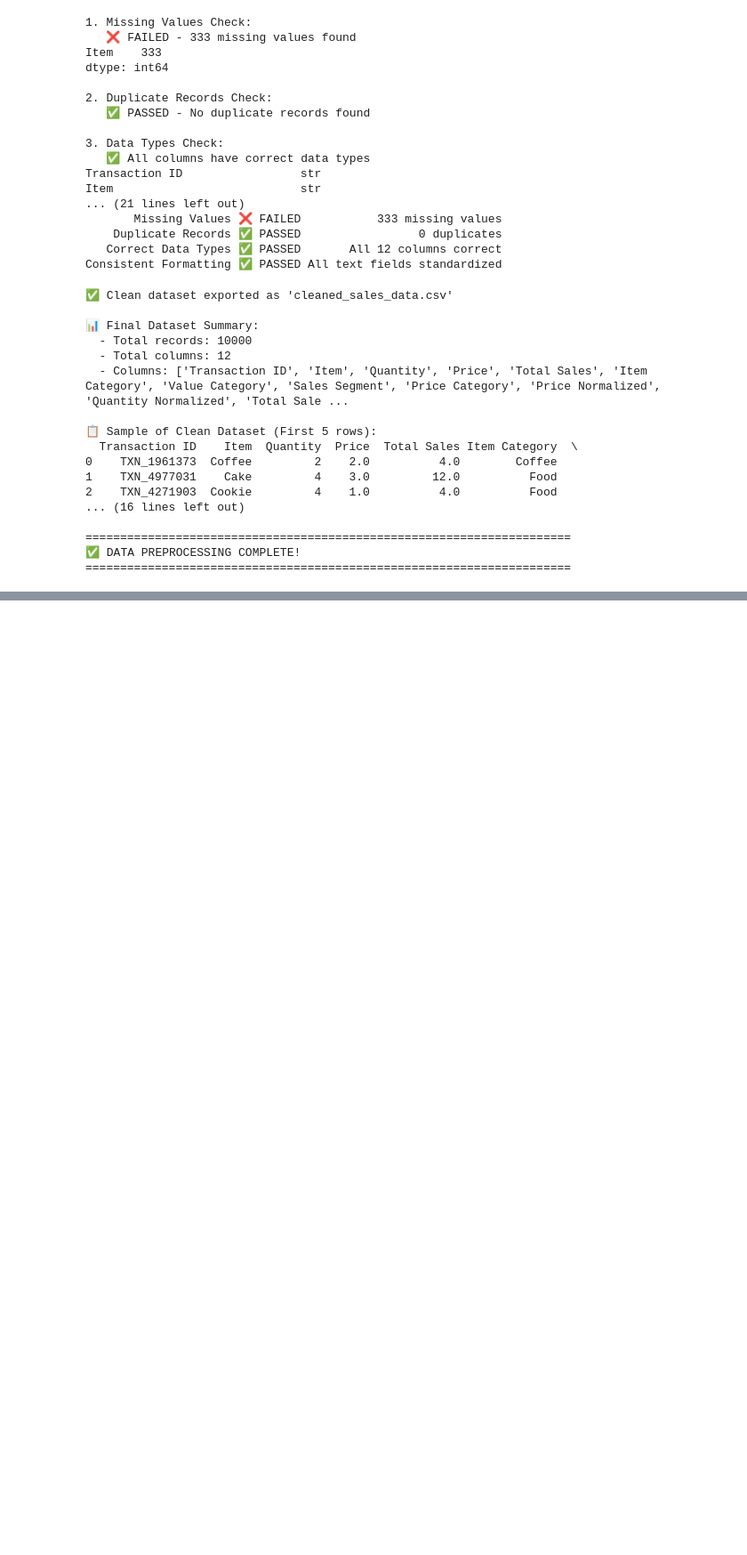
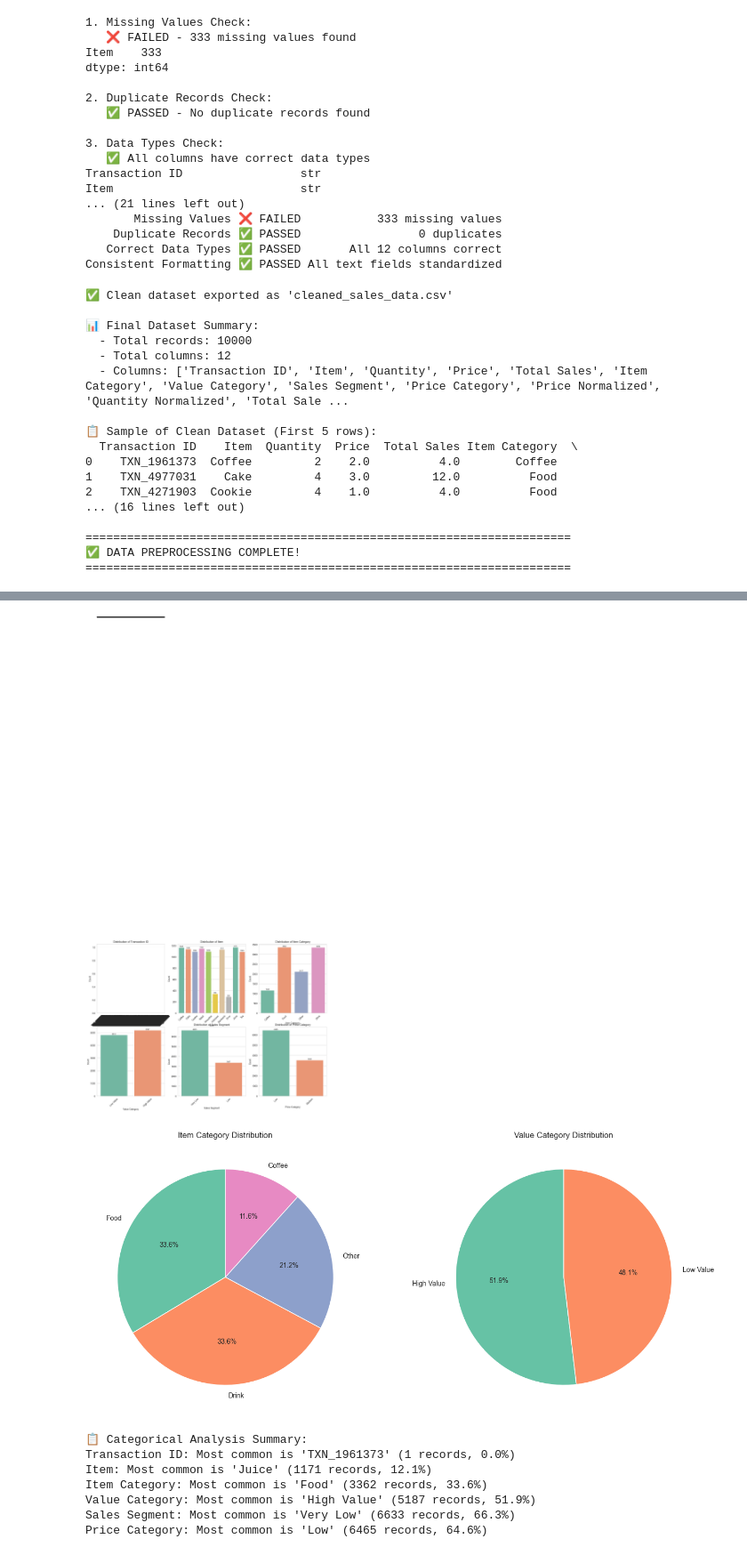
Before and after one commit to Ndanu-eng/cafe-sales-cleaning, a Jupyter notebook: Cafe_sales.ipynb, the cells around one changed output, grey strips where cells are left out. Shown at 89% size. Cells and saved outputs as stored; diff of their text form; code cells hidden in the pictures; blank space fills up the shorter version.

```diff
--- a/Cafe_sales.ipynb
+++ b/Cafe_sales.ipynb
@@ -761,0 +1069,67 @@ print("=" * 70)
+# %%
+# ============================================
+# TASK 5: CATEGORICAL DATA ANALYSIS
+
+# Identify categorical columns
+categorical_cols = df.select_dtypes(include=['object']).columns
+print(f"\n📋 Categorical Variables: {categorical_cols.tolist()}")
+
+# Create visualization grid
+fig, axes = plt.subplots(2, 3, figsize=(18, 12))
+axes = axes.flatten()
+
+for i, col in enumerate(categorical_cols):
+    if i >= len(axes):
+        break
+
+    # Frequency distribution
+    freq = df[col].value_counts()
+    percent = df[col].value_counts(normalize=True) * 100
+
+    # Bar chart with seaborn
+    sns.countplot(data=df, x=col, ax=axes[i], palette='Set2')
+    axes[i].set_title(f'Distribution of {col}')
+    axes[i].set_xlabel(col)
+    axes[i].set_ylabel('Count')
+    axes[i].tick_params(axis='x', rotation=45)
+
+    # Add value labels on bars
+    for bar in axes[i].patches:
+        axes[i].text(bar.get_x() + bar.get_width()/2, bar.get_height() + 5,
+                    f'{int(bar.get_height())}', ha='center', va='bottom', fontsize=8)
+
+    print(f"\n{col}:")
+    print(freq)
+    print(f"\nPercentages:")
+    print(percent.round(2))
+
+plt.tight_layout()
+plt.savefig('categorical_analysis.png', dpi=300)
+plt.show()
+
+# Pie charts for top categorical variables
+fig, axes = plt.subplots(1, 2, figsize=(14, 6))
+
+# Item Category Pie Chart
+item_cat_freq = df['Item Category'].value_counts()
+axes[0].pie(item_cat_freq.values, labels=item_cat_freq.index, autopct='%1.1f%%',
+            startangle=90, colors=sns.color_palette('Set2', len(item_cat_freq)))
+axes[0].set_title('Item Category Distribution')
+
+# Value Category Pie Chart
+value_cat_freq = df['Value Category'].value_counts()
+axes[1].pie(value_cat_freq.values, labels=value_cat_freq.index, autopct='%1.1f%%',
+            startangle=90, colors=sns.color_palette('Set2', len(value_cat_freq)))
+axes[1].set_title('Value Category Distribution')
+
+plt.tight_layout()
+plt.savefig('categorical_pie_charts.png', dpi=300)
+plt.show()
+
+print("\n📋 Categorical Analysis Summary:")
+for col in categorical_cols:
+    top_category = df[col].value_counts().index[0]
+    top_count = df[col].value_counts().values[0]
+    top_percent = df[col].value_counts(normalize=True).values[0] * 100
+    print(f"{col}: Most common is '{top_category}' ({top_count} records, {top_percent:.1f}%)")
+# %% [output]
@@ -761,0 +1153,9 @@ print("=" * 70)
+[figure, added]
+[figure, added]
+📋 Categorical Analysis Summary:
+Transaction ID: Most common is 'TXN_1961373' (1 records, 0.0%)
+Item: Most common is 'Juice' (1171 records, 12.1%)
+Item Category: Most common is 'Food' (3362 records, 33.6%)
+Value Category: Most common is 'High Value' (5187 records, 51.9%)
+Sales Segment: Most common is 'Very Low' (6633 records, 66.3%)
+Price Category: Most common is 'Low' (6465 records, 64.6%)
```
Also changed, not shown: parts of 12 cells of this notebook, 15 other files.
